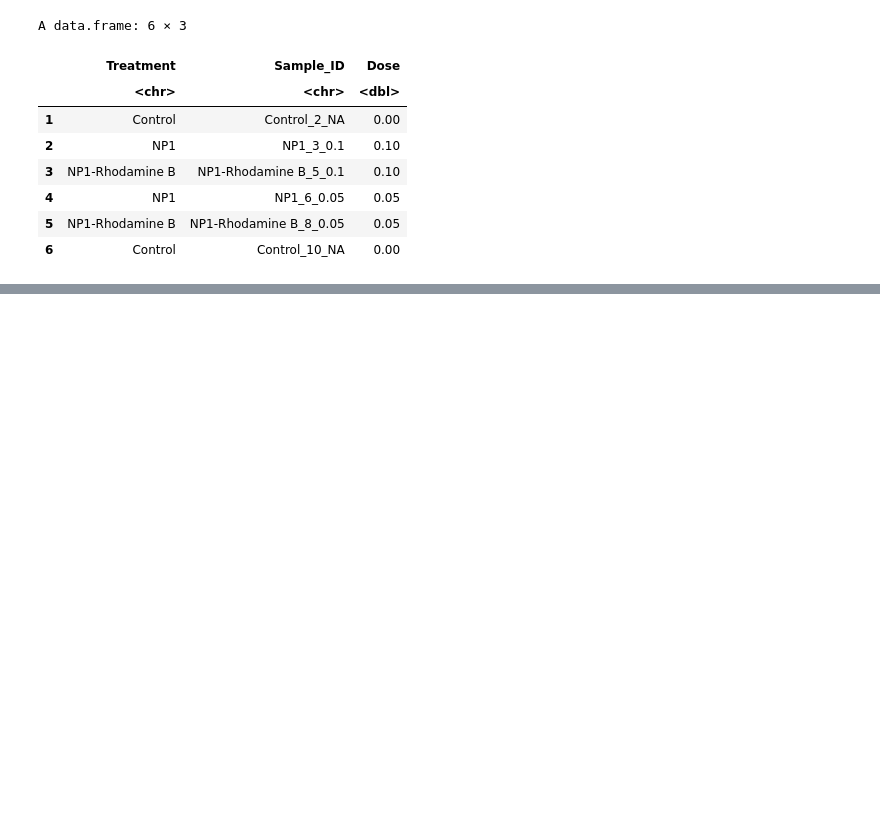
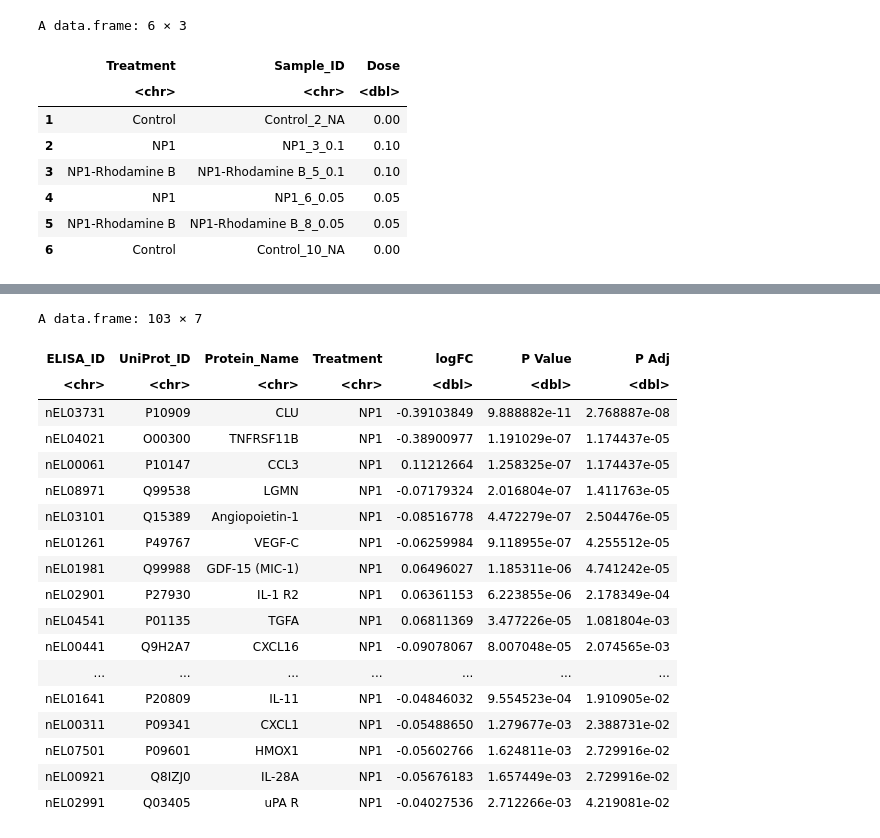
Before and after one commit to Ragerlab/2026_Ghosh_An-In-Vitro-Model-for-Human-Airway-Epithelial-Cells-Preloading-with-Polyethylene-Terephth, a Jupyter notebook: 1. Group Distribution Analysis/Group Distribution Analysis.ipynb, the cells around one changed output, grey strips where cells are left out. Drawn from its saved outputs; the diff is of its cells as text; code cells hidden in the pictures; blank space fills up the shorter version.

```diff
--- a/1. Group Distribution Analysis/Group Distribution Analysis.ipynb
+++ b/1. Group Distribution Analysis/Group Distribution Analysis.ipynb
@@ -142,0 +143,23 @@ A data.frame: 6 × 10
+# %%
+limma_df %>%
+    filter(`P Adj` < 0.05)
+# %% [output]
+A data.frame: 103 × 7
+| ELISA_ID | UniProt_ID | Protein_Name | Treatment | logFC | P Value | P Adj |
+| <chr> | <chr> | <chr> | <chr> | <dbl> | <dbl> | <dbl> |
+| nEL03731 | P10909 | CLU | NP1 | -0.39103849 | 9.888882e-11 | 2.768887e-08 |
+| nEL04021 | O00300 | TNFRSF11B | NP1 | -0.38900977 | 1.191029e-07 | 1.174437e-05 |
+| nEL00061 | P10147 | CCL3 | NP1 | 0.11212664 | 1.258325e-07 | 1.174437e-05 |
+| nEL08971 | Q99538 | LGMN | NP1 | -0.07179324 | 2.016804e-07 | 1.411763e-05 |
+| nEL03101 | Q15389 | Angiopoietin-1 | NP1 | -0.08516778 | 4.472279e-07 | 2.504476e-05 |
+| nEL01261 | P49767 | VEGF-C | NP1 | -0.06259984 | 9.118955e-07 | 4.255512e-05 |
+| nEL01981 | Q99988 | GDF-15 (MIC-1) | NP1 | 0.06496027 | 1.185311e-06 | 4.741242e-05 |
+| nEL02901 | P27930 | IL-1 R2 | NP1 | 0.06361153 | 6.223855e-06 | 2.178349e-04 |
+| nEL04541 | P01135 | TGFA | NP1 | 0.06811369 | 3.477226e-05 | 1.081804e-03 |
+| nEL00441 | Q9H2A7 | CXCL16 | NP1 | -0.09078067 | 8.007048e-05 | 2.074565e-03 |
+| ... | ... | ... | ... | ... | ... | ... |
+| nEL01641 | P20809 | IL-11 | NP1 | -0.04846032 | 9.554523e-04 | 1.910905e-02 |
+| nEL00311 | P09341 | CXCL1 | NP1 | -0.05488650 | 1.279677e-03 | 2.388731e-02 |
+| nEL07501 | P09601 | HMOX1 | NP1 | -0.05602766 | 1.624811e-03 | 2.729916e-02 |
+| nEL00921 | Q8IZJ0 | IL-28A | NP1 | -0.05676183 | 1.657449e-03 | 2.729916e-02 |
+| nEL02991 | Q03405 | uPA R | NP1 | -0.04027536 | 2.712266e-03 | 4.219081e-02 |
```
Also changed, not shown: parts of 5 cells of this notebook.
